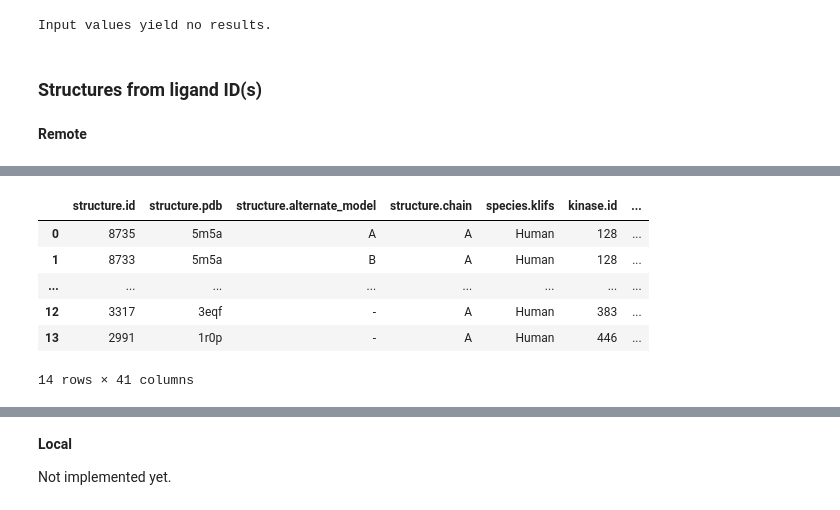
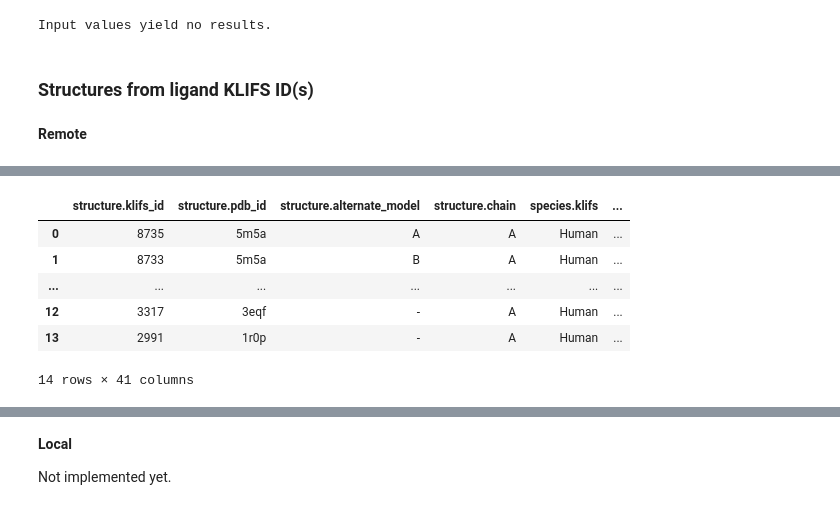
Before and after one commit to volkamerlab/opencadd, a Jupyter notebook: docs/tutorials/databases_klifs.ipynb, the cells around one changed output, grey strips where cells are left out. Cells and saved outputs as stored; diff of their text form; code cells hidden in the pictures.

Commit message:
Update KLIFS tutorial

```diff
--- a/docs/tutorials/databases_klifs.ipynb
+++ b/docs/tutorials/databases_klifs.ipynb
@@ -589,9 +631,9 @@ except ValueError as e:
 # %% [output]
 Input values yield no results.
 # %% [markdown]
-### Structures from ligand ID(s)
+### Structures from ligand KLIFS ID(s)
 # %% [markdown]
 __Remote__
 # %%
-remote.structures.by_ligand_ids([100, 200, 10000])
+remote.structures.by_ligand_klifs_id([100, 200, 10000])
 # %% [output]
@@ -599,9 +641,9 @@ WARNING:opencadd.databases.klifs.remote:This method uses the following lookup: l
-|  | structure.id | structure.pdb | structure.alternate_model | structure.chain | species.klifs | kinase.id | ... |
-| 0 | 8735 | 5m5a | A | A | Human | 128 | ... |
-| 1 | 8733 | 5m5a | B | A | Human | 128 | ... |
-| ... | ... | ... | ... | ... | ... | ... | ... |
-| 12 | 3317 | 3eqf | - | A | Human | 383 | ... |
-| 13 | 2991 | 1r0p | - | A | Human | 446 | ... |
+|  | structure.klifs_id | structure.pdb_id | structure.alternate_model | structure.chain | species.klifs | ... |
+| 0 | 8735 | 5m5a | A | A | Human | ... |
+| 1 | 8733 | 5m5a | B | A | Human | ... |
+| ... | ... | ... | ... | ... | ... | ... |
+| 12 | 3317 | 3eqf | - | A | Human | ... |
+| 13 | 2991 | 1r0p | - | A | Human | ... |
 14 rows × 41 columns
 # %%
 try:
```
Also changed, not shown: parts of 100 cells of this notebook.
